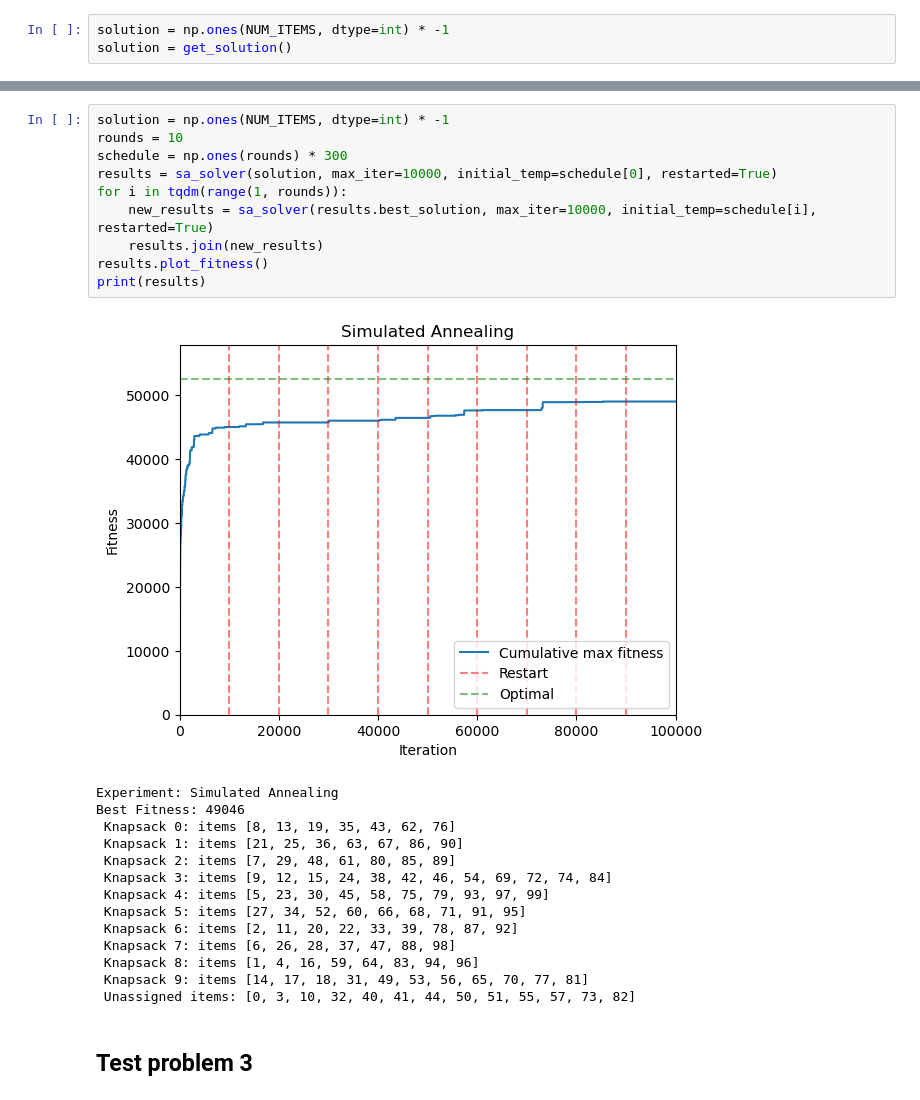
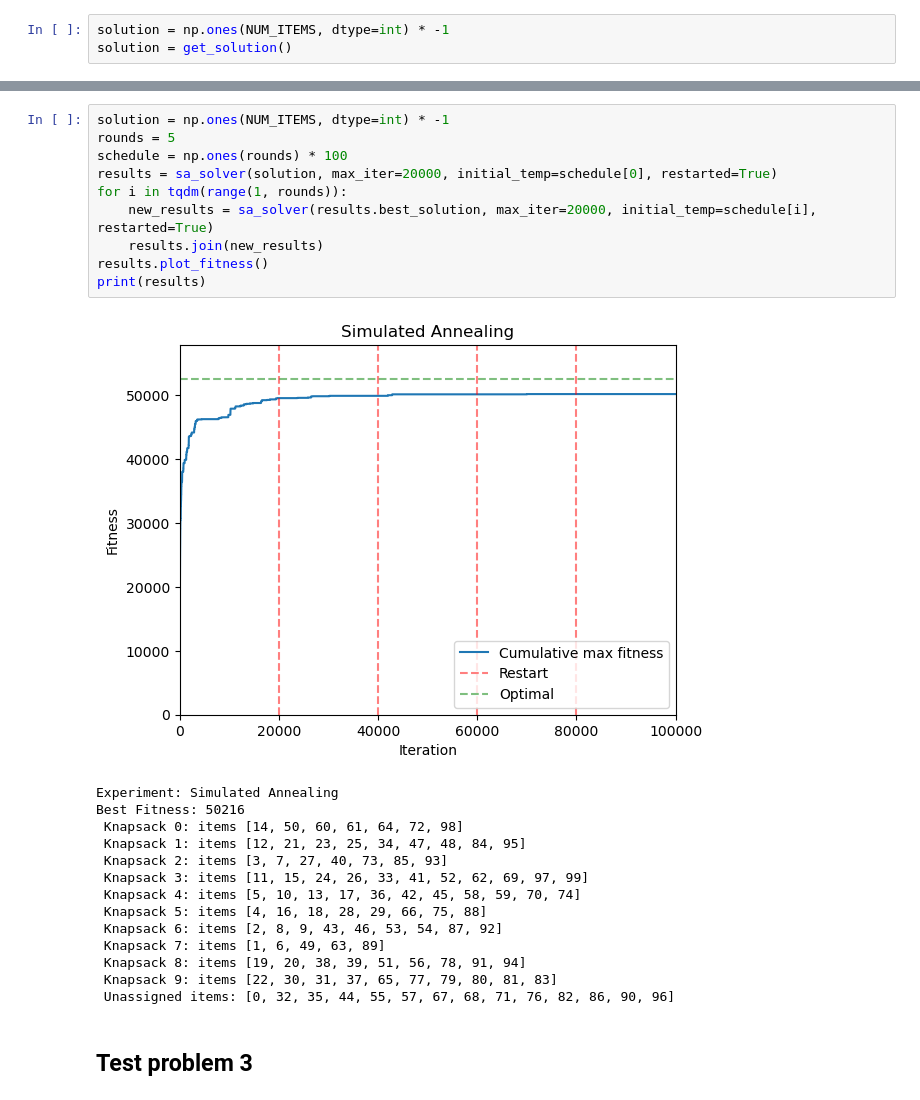
Before and after one commit to aleperlo/CI2025_lab1, a Jupyter notebook: knapsack.ipynb, the cells around one changed output, grey strips where cells are left out. Drawn from its saved outputs; the diff is of its cells as text.

```diff
--- a/knapsack.ipynb
+++ b/knapsack.ipynb
@@ -307,28 +307,28 @@ Best Fitness: 43515
 # %%
 solution = np.ones(NUM_ITEMS, dtype=int) * -1
-rounds = 10
-schedule = np.ones(rounds) * 300
-results = sa_solver(solution, max_iter=10000, initial_temp=schedule[0], restarted=True)
+rounds = 5
+schedule = np.ones(rounds) * 100
+results = sa_solver(solution, max_iter=20000, initial_temp=schedule[0], restarted=True)
 for i in tqdm(range(1, rounds)):
-    new_results = sa_solver(results.best_solution, max_iter=10000, initial_temp=schedule[i], restarted=True)
+    new_results = sa_solver(results.best_solution, max_iter=20000, initial_temp=schedule[i], restarted=True)
     results.join(new_results)
 results.plot_fitness()
 print(results)
 # %% [output]
-[figure, old version]
+[figure, new version]
 Experiment: Simulated Annealing
-Best Fitness: 49046
- Knapsack 0: items [8, 13, 19, 35, 43, 62, 76]
- Knapsack 1: items [21, 25, 36, 63, 67, 86, 90]
- Knapsack 2: items [7, 29, 48, 61, 80, 85, 89]
- Knapsack 3: items [9, 12, 15, 24, 38, 42, 46, 54, 69, 72, 74, 84]
- Knapsack 4: items [5, 23, 30, 45, 58, 75, 79, 93, 97, 99]
- Knapsack 5: items [27, 34, 52, 60, 66, 68, 71, 91, 95]
- Knapsack 6: items [2, 11, 20, 22, 33, 39, 78, 87, 92]
- Knapsack 7: items [6, 26, 28, 37, 47, 88, 98]
- Knapsack 8: items [1, 4, 16, 59, 64, 83, 94, 96]
- Knapsack 9: items [14, 17, 18, 31, 49, 53, 56, 65, 70, 77, 81]
- Unassigned items: [0, 3, 10, 32, 40, 41, 44, 50, 51, 55, 57, 73, 82]
+Best Fitness: 50216
+ Knapsack 0: items [14, 50, 60, 61, 64, 72, 98]
+ Knapsack 1: items [12, 21, 23, 25, 34, 47, 48, 84, 95]
+ Knapsack 2: items [3, 7, 27, 40, 73, 85, 93]
+ Knapsack 3: items [11, 15, 24, 26, 33, 41, 52, 62, 69, 97, 99]
+ Knapsack 4: items [5, 10, 13, 17, 36, 42, 45, 58, 59, 70, 74]
+ Knapsack 5: items [4, 16, 18, 28, 29, 66, 75, 88]
+ Knapsack 6: items [2, 8, 9, 43, 46, 53, 54, 87, 92]
+ Knapsack 7: items [1, 6, 49, 63, 89]
+ Knapsack 8: items [19, 20, 38, 39, 51, 56, 78, 91, 94]
+ Knapsack 9: items [22, 30, 31, 37, 65, 77, 79, 80, 81, 83]
+ Unassigned items: [0, 32, 35, 44, 55, 57, 67, 68, 71, 76, 82, 86, 90, 96]
 # %% [markdown]
 ## Test problem 3
 # %%
```
Also changed, not shown: parts of 10 cells of this notebook.
